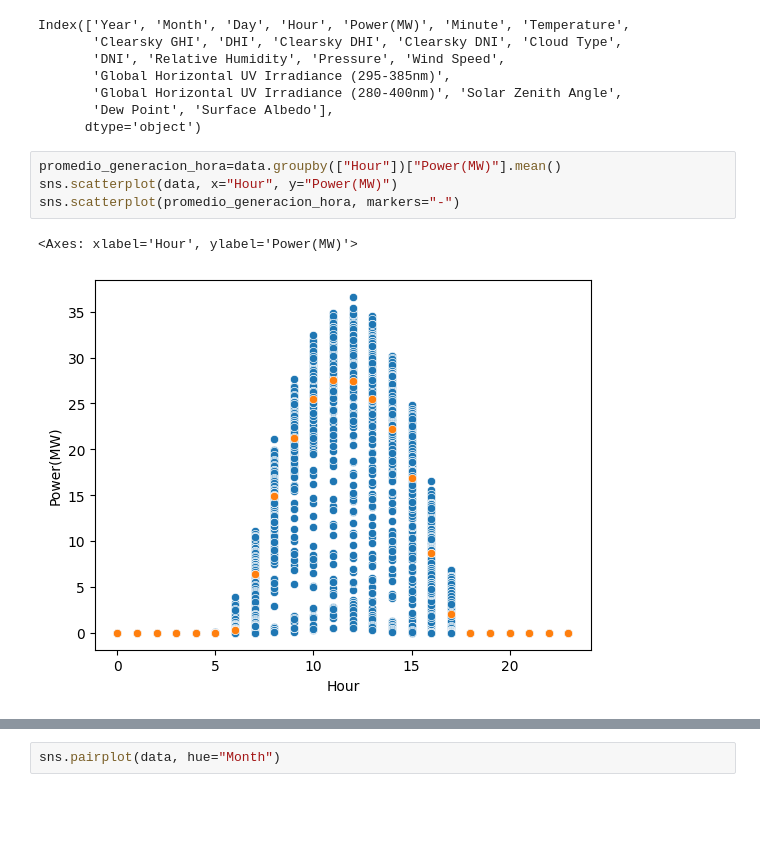
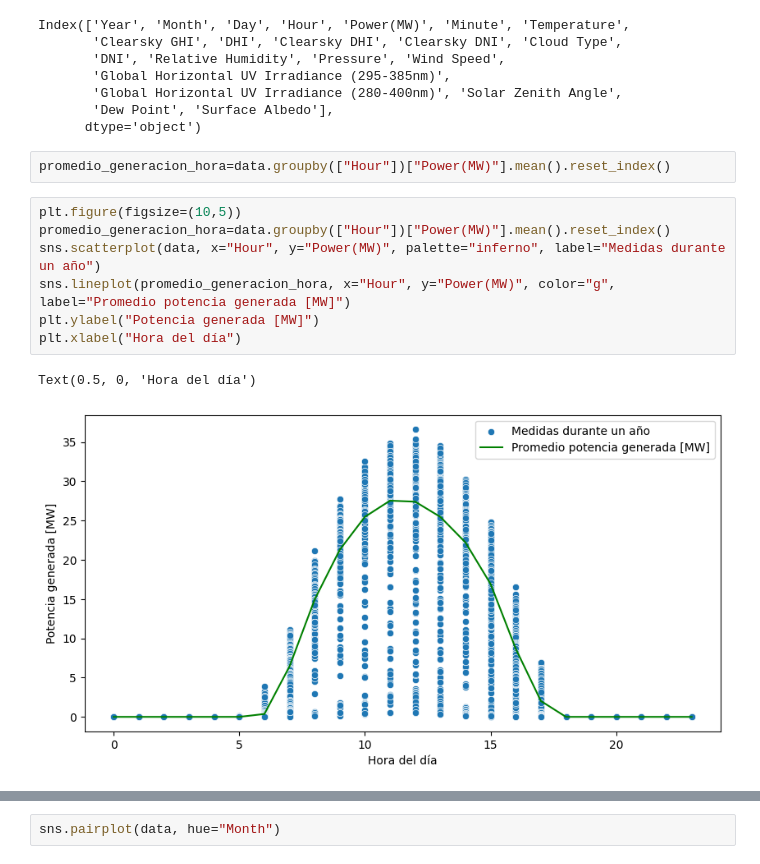
Before and after one commit to CarlosBaez11/Solar_data, a Jupyter notebook: scripts/data_analysis.ipynb, the cells around one changed output, grey strips where cells are left out. Cells and saved outputs as stored; diff of their text form; blank space fills up the shorter version.

```diff
--- a/scripts/data_analysis.ipynb
+++ b/scripts/data_analysis.ipynb
@@ -70,12 +92,17 @@ Index(['Year', 'Month', 'Day', 'Hour', 'Power(MW)', 'Minute', 'Temperature',
        'Dew Point', 'Surface Albedo'],
       dtype='object')
 # %%
-promedio_generacion_hora=data.groupby(["Hour"])["Power(MW)"].mean()
-sns.scatterplot(data, x="Hour", y="Power(MW)")
-sns.scatterplot(promedio_generacion_hora, markers="-")
+promedio_generacion_hora=data.groupby(["Hour"])["Power(MW)"].mean().reset_index()
-# %% [output]
-<Axes: xlabel='Hour', ylabel='Power(MW)'>
-[figure, removed]
+# %%
+plt.figure(figsize=(10,5))
+promedio_generacion_hora=data.groupby(["Hour"])["Power(MW)"].mean().reset_index()
+sns.scatterplot(data, x="Hour", y="Power(MW)", palette="inferno", label="Medidas durante un año")
+sns.lineplot(promedio_generacion_hora, x="Hour", y="Power(MW)", color="g", label="Promedio potencia generada [MW]")
+plt.ylabel("Potencia generada [MW]")
+plt.xlabel("Hora del día")
+# %% [output]
+Text(0.5, 0, 'Hora del día')
+[figure, added]
 # %%
 data
 # %% [output]
```
Also changed, not shown: parts of 23 cells of this notebook.
